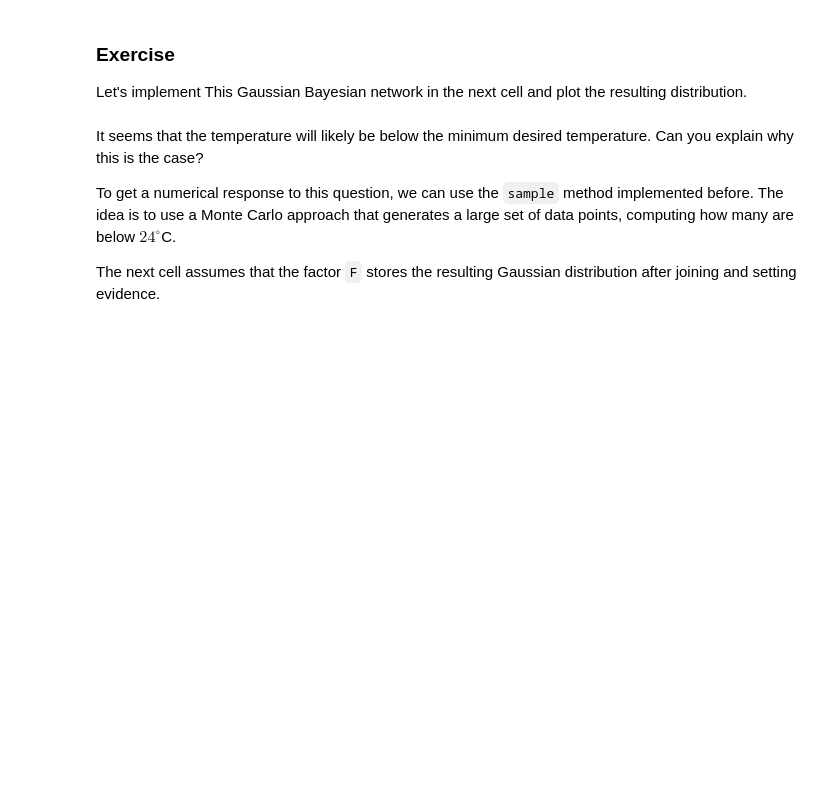
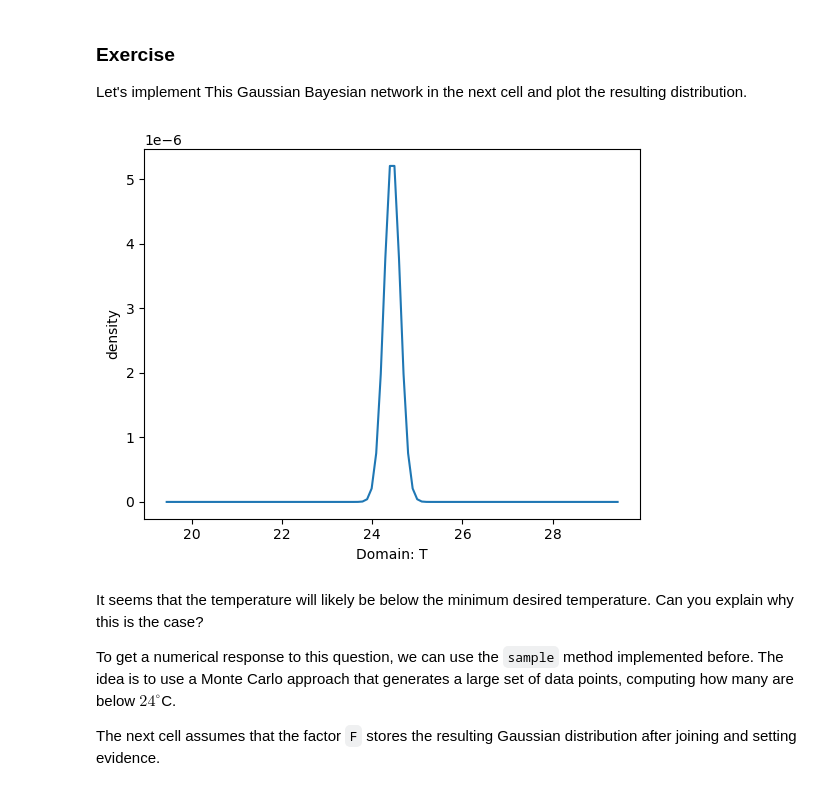
Before and after one commit to UNSW-COMP9418/Week09, a Jupyter notebook: COMP9418_W09_Gaussian_Factors_Solutions.ipynb, the cells around one changed output. Drawn from its saved outputs; the diff is of its cells as text; code cells hidden in the pictures; blank space fills up the shorter version.

```diff
--- a/COMP9418_W09_Gaussian_Factors_Solutions.ipynb
+++ b/COMP9418_W09_Gaussian_Factors_Solutions.ipynb
@@ -990,17 +1092,19 @@ F.plot()
 # %%
 # Answer
 
 T = GaussianFactor(('T',),mu=25,sigma=5**2)
-SA = GaussianFactor(('T','SA'),beta=[3/4],b_mean=5,b_var=.2**2)
-SB = GaussianFactor(('T','SB'),beta=[1.1],b_mean=-2,b_var=.3**2)
-SC = GaussianFactor(('T','SC'),beta=[1],b_mean=0,b_var=.5**2)
+SA = GaussianFactor(('SA', 'T'),beta=[3/4],b_mean=5,b_var=.2**2)
+SB = GaussianFactor(('SB', 'T'),beta=[1.1],b_mean=-2,b_var=.3**2)
+SC = GaussianFactor(('SC', 'T'),beta=[1],b_mean=0,b_var=.5**2)
 
 F = T * SA * SB * SC
+F = F.evidence(SA=24)
 F = F.evidence(SB=24)
 F = F.evidence(SC=24)
-F = F.evidence(SA=24)
 
 F.plot()
+# %% [output]
+[figure, added]
 # %% [markdown]
 It seems that the temperature will likely be below the minimum desired temperature. Can you explain why this is the case?
 
```
Also changed, not shown: parts of 12 cells of this notebook.
